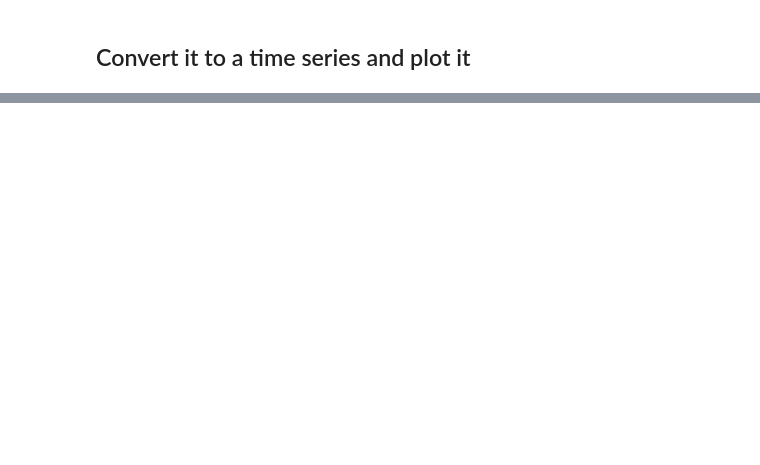
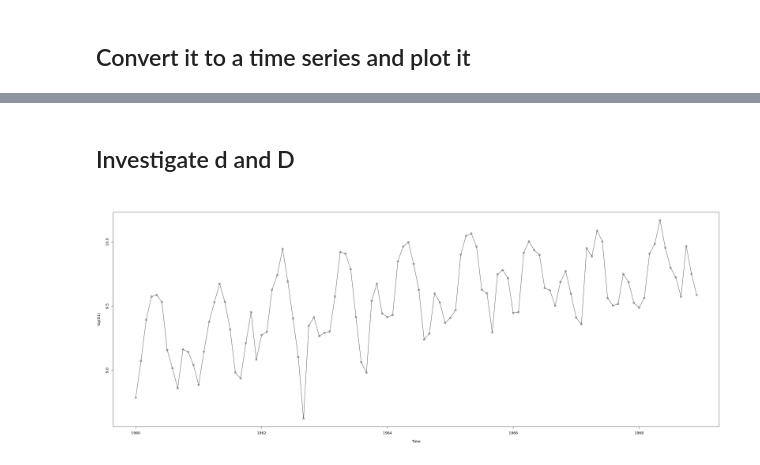
Before and after one commit to EricMaibach/TimeSeries, a Jupyter notebook: FinalProject.ipynb, the cells around one changed output, grey strips where cells are left out. Cells and saved outputs as stored; diff of their text form; code cells hidden in the pictures; blank space fills up the shorter version.

```diff
--- a/FinalProject.ipynb
+++ b/FinalProject.ipynb
@@ -160,0 +124,6 @@ AIC=20341.5   AICc=20341.86   BIC=20496.56
+# %% [markdown]
+## Investigate d and D
+# %%
+plot(log(D1), type='o')
+# %% [output]
+[figure, added]
```
Also changed, not shown: parts of 43 cells of this notebook.
